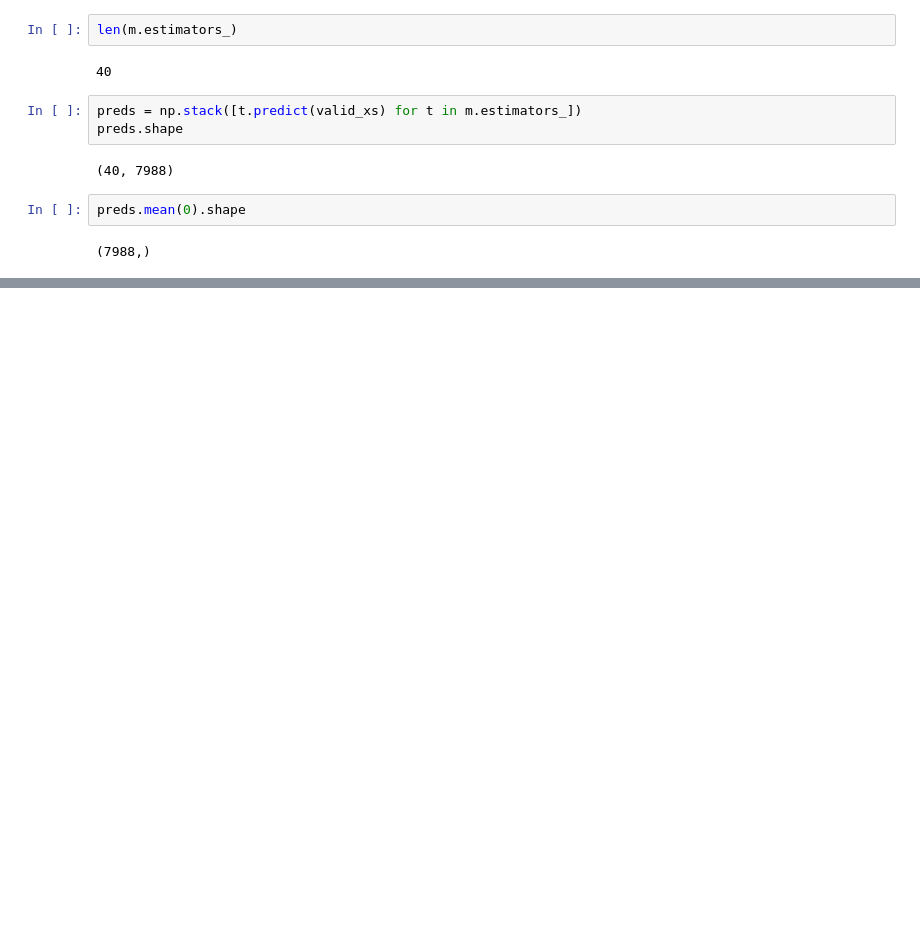
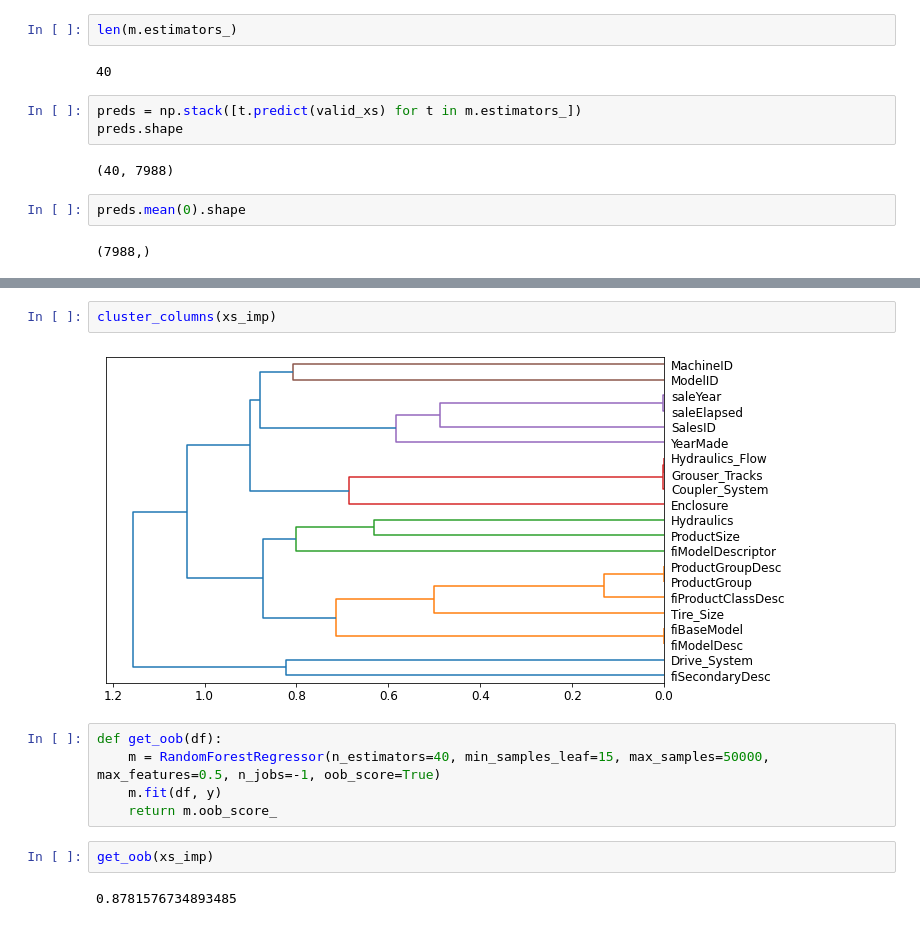
Before and after one commit to aidiary/fastbook, a Jupyter notebook: myworks/Chapter9.ipynb, the cells around one changed output, grey strips where cells are left out. Cells and saved outputs as stored; diff of their text form; blank space fills up the shorter version.

```diff
--- a/myworks/Chapter9.ipynb
+++ b/myworks/Chapter9.ipynb
@@ -359,0 +448,13 @@ r_mse(m.oob_prediction_, y)
+# %%
+cluster_columns(xs_imp)
+# %% [output]
+[figure, added]
+# %%
+def get_oob(df):
+    m = RandomForestRegressor(n_estimators=40, min_samples_leaf=15, max_samples=50000, max_features=0.5, n_jobs=-1, oob_score=True)
+    m.fit(df, y)
+    return m.oob_score_
+# %%
+get_oob(xs_imp)
+# %% [output]
+0.8781576734893485
```
Also changed, not shown: parts of 87 cells of this notebook.
